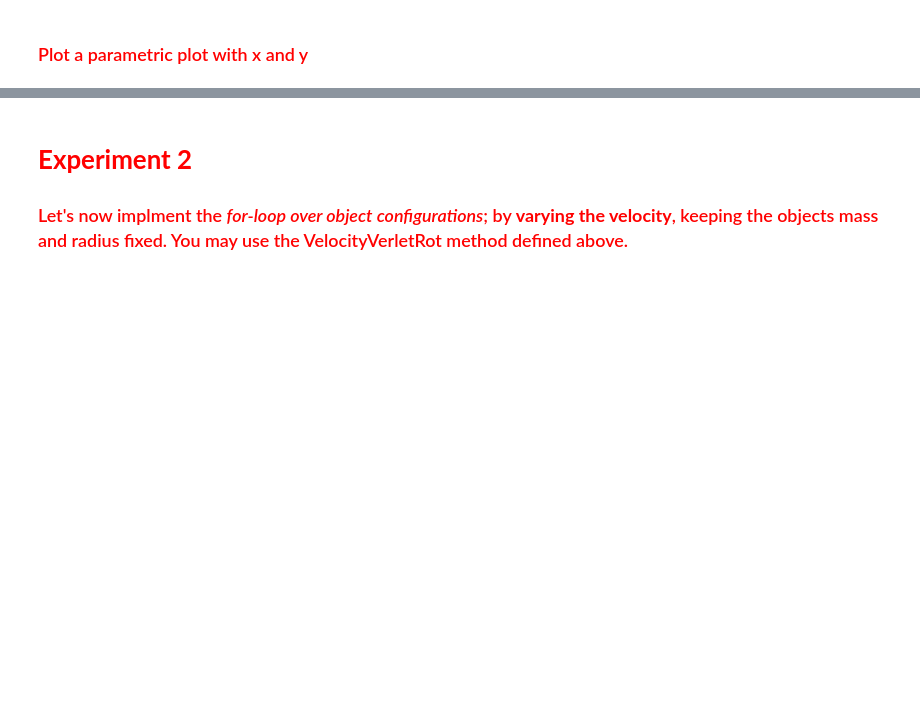
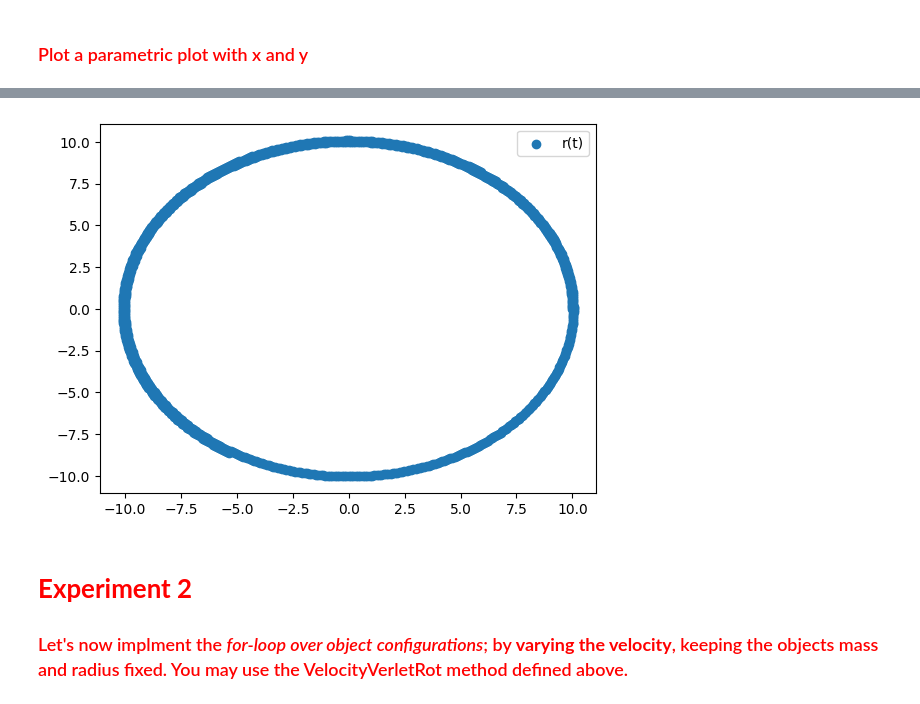
Before and after one commit to CalebAnderson22/PHY122, a Jupyter notebook: L5_Anderson.ipynb, the cells around one changed output, grey strips where cells are left out. Saved outputs shown, nothing was run; the diff lists cells and outputs as text; code cells hidden in the pictures; blank space fills up the shorter version.

```diff
--- a/L5_Anderson.ipynb
+++ b/L5_Anderson.ipynb
@@ -85,3 +166,9 @@ a_t[t] = -np.dot( v_t[t], v_t[t]) / (np.linalg.norm(x_t[t])**2) * ( x_t[t] - np.
+# %%
+plt.scatter(r_t[:,0], r_t[:,1], label = "r(t)") ## 0-axis plot
+plt.legend(loc="best")
+plt.show()
+# %% [output]
+[figure, added]
 # %% [markdown]
 #   <font color='Red'> **Experiment 2**  </font>
 
```
Also changed, not shown: parts of 32 cells of this notebook.
